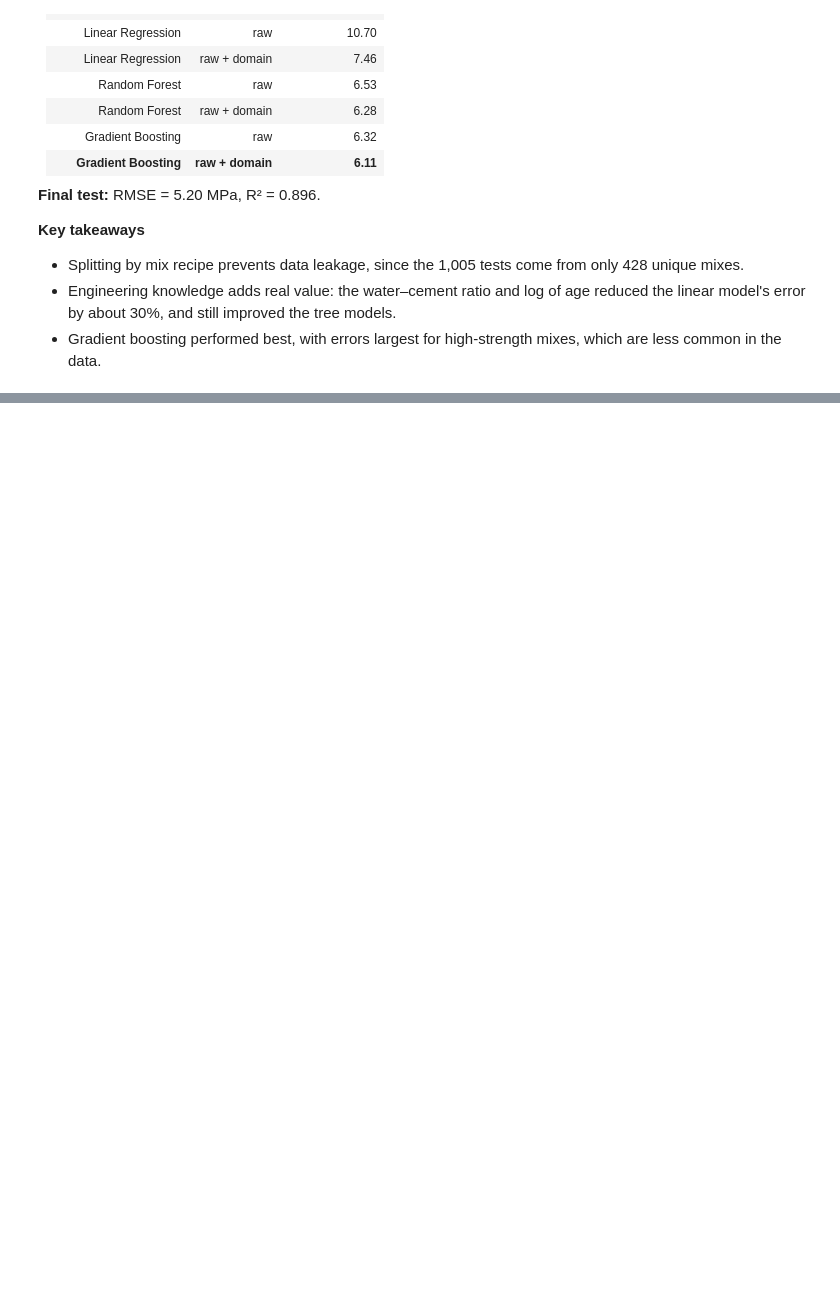
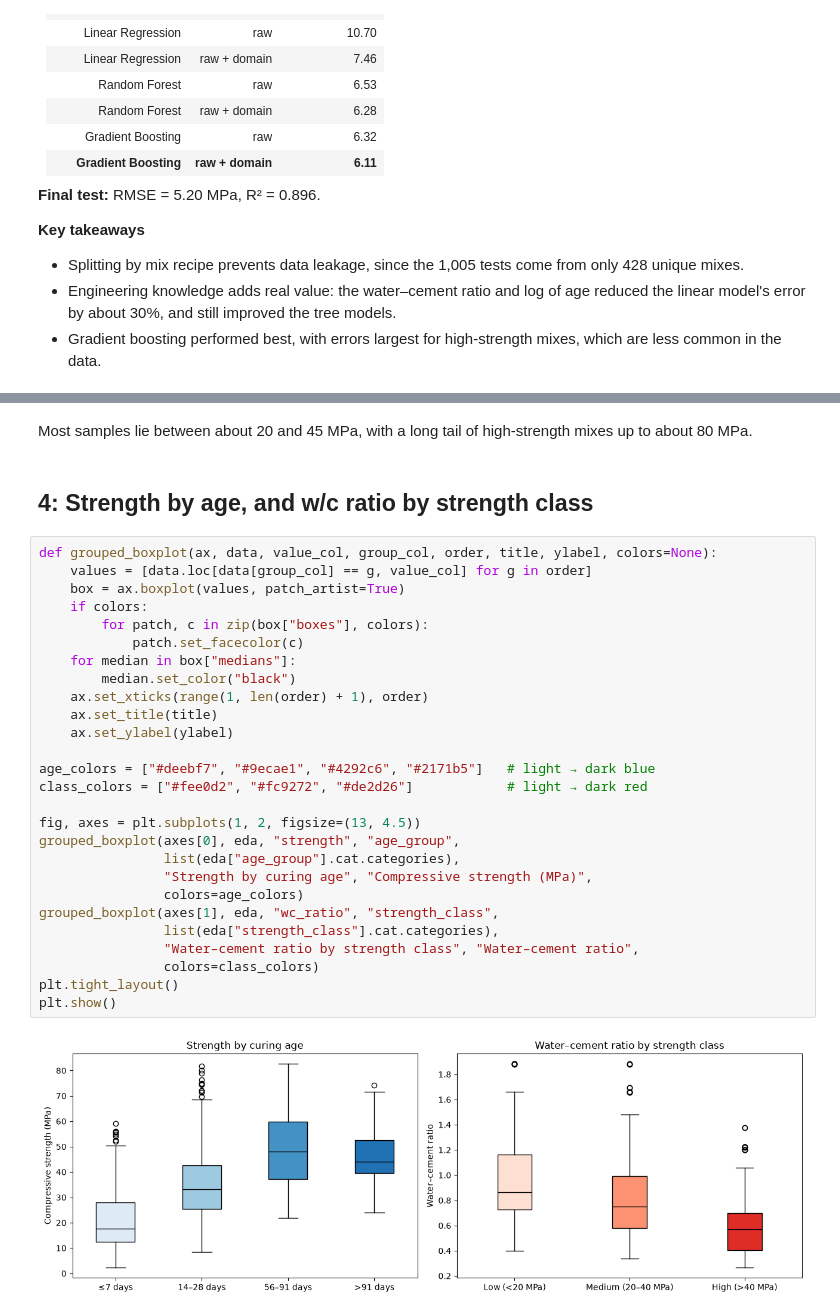
Before and after one commit to sammiefol/concrete-strength-ml, a Jupyter notebook: notebooks/01_eda_baseline.ipynb, the cells around one changed output, grey strips where cells are left out. Saved outputs shown, nothing was run; the diff lists cells and outputs as text; blank space fills up the shorter version.

```diff
--- a/notebooks/01_eda_baseline.ipynb
+++ b/notebooks/01_eda_baseline.ipynb
@@ -352,0 +410,33 @@ Model saved
+# %% [markdown]
+Most samples lie between about 20 and 45 MPa, with a long tail of high-strength mixes up to about 80 MPa.
+# %% [markdown]
+## 4: Strength by age, and w/c ratio by strength class
+# %%
+def grouped_boxplot(ax, data, value_col, group_col, order, title, ylabel, colors=None):
+    values = [data.loc[data[group_col] == g, value_col] for g in order]
+    box = ax.boxplot(values, patch_artist=True)
+    if colors:
+        for patch, c in zip(box["boxes"], colors):
+            patch.set_facecolor(c)
+    for median in box["medians"]:
+        median.set_color("black")
+    ax.set_xticks(range(1, len(order) + 1), order)
+    ax.set_title(title)
+    ax.set_ylabel(ylabel)
+
+age_colors = ["#deebf7", "#9ecae1", "#4292c6", "#2171b5"]   # light → dark blue
+class_colors = ["#fee0d2", "#fc9272", "#de2d26"]            # light → dark red
+
+fig, axes = plt.subplots(1, 2, figsize=(13, 4.5))
+grouped_boxplot(axes[0], eda, "strength", "age_group",
+                list(eda["age_group"].cat.categories),
+                "Strength by curing age", "Compressive strength (MPa)",
+                colors=age_colors)
+grouped_boxplot(axes[1], eda, "wc_ratio", "strength_class",
+                list(eda["strength_class"].cat.categories),
+                "Water–cement ratio by strength class", "Water–cement ratio",
+                colors=class_colors)
+plt.tight_layout()
+plt.show()
+# %% [output]
+[figure, added]
```
Also changed, not shown: parts of 20 cells of this notebook, 1 other file.
